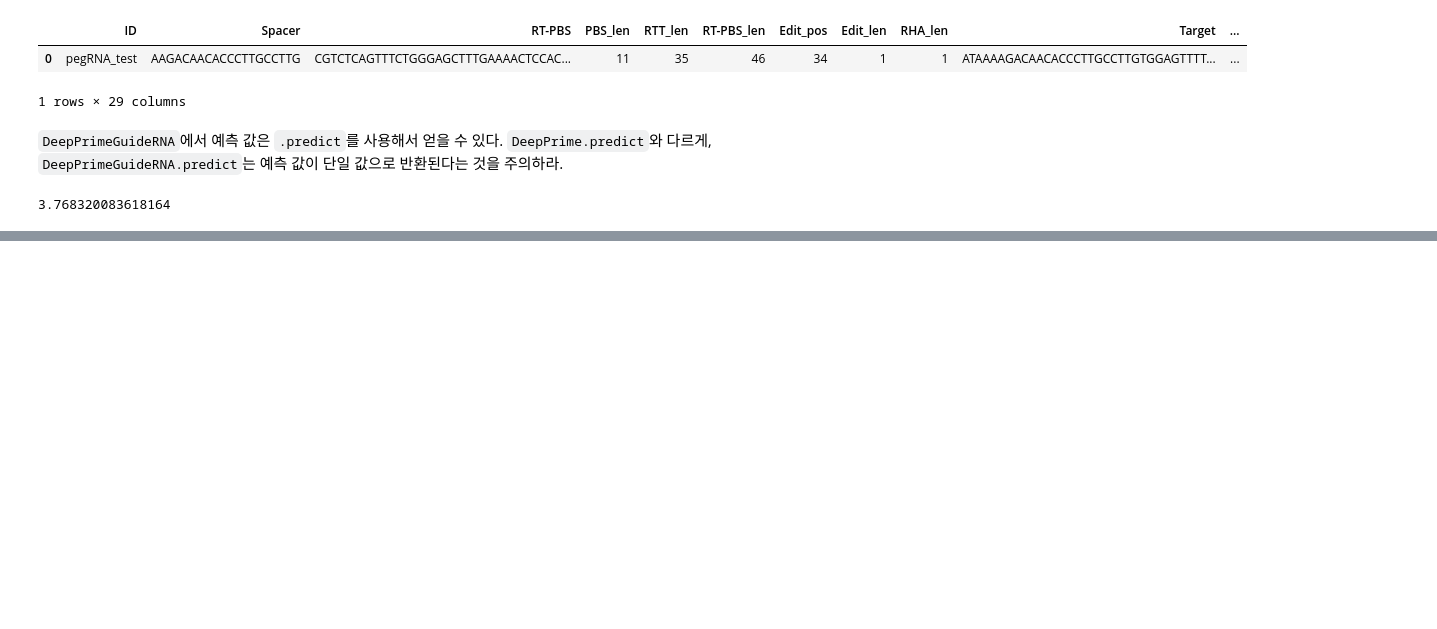
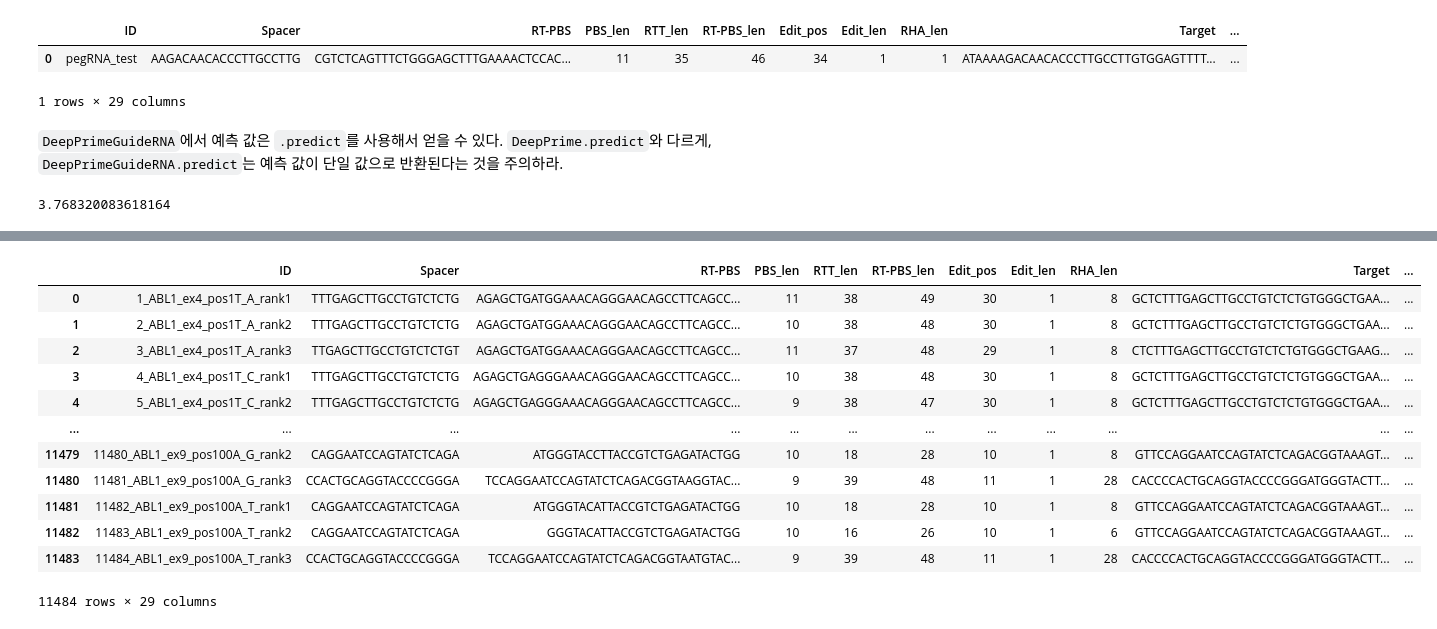
Before and after one commit to Goosang-Yu/genet, a Jupyter notebook: tutorials/Tutorial_DeepPrime.ipynb, the cells around one changed output, grey strips where cells are left out. Drawn from its saved outputs; the diff is of its cells as text; code cells hidden in the pictures; blank space fills up the shorter version.

```diff
--- a/tutorials/Tutorial_DeepPrime.ipynb
+++ b/tutorials/Tutorial_DeepPrime.ipynb
@@ -134,0 +141,7 @@ pe2max_score
+# %%
+import pandas as pd
+from genet.predict import DeepPrimeGuideRNA
+from tqdm import tqdm
+
+df_pegRNAs = pd.read_csv('test_datasets/CML_VUS_DeepPrimeGuideRNA_input.csv')
+df_pegRNAs.head()
@@ -134,0 +155,36 @@ pe2max_score
+# %%
+list_features = []
+
+for i in tqdm(df_pegRNAs.index, total=len(df_pegRNAs.index), ncols=70, desc='Predicting'):
+
+    info = df_pegRNAs.loc[i]
+
+    pegrna = DeepPrimeGuideRNA(
+        sID      =info['Sample_ID'],
+        target   =info['Target'],
+        pbs      =info['PBS'],
+        rtt      =info['RTT'],
+        edit_len =info['Edit_len'],
+        edit_pos =info['Edit_pos'],
+        edit_type=info['Edit_type'],
+    )
+
+    list_features.append(pegrna.features)
+
+df_features = pd.concat(list_features, axis=0)
+
+df_features
+# %% [output]
+|  | ID | Spacer | RT-PBS | PBS_len | RTT_len | RT-PBS_len | Edit_pos | Edit_len | RHA_len | Target | ... |
+| 0 | 1_ABL1_ex4_pos1T_A_rank1 | TTTGAGCTTGCCTGTCTCTG | AGAGCTGATGGAAACAGGGAACAGCCTTCAGCC... | 11 | 38 | 49 | 30 | 1 | 8 | GCTCTTTGAGCTTGCCTGTCTCTGTGGGCTGAA... | ... |
+| 1 | 2_ABL1_ex4_pos1T_A_rank2 | TTTGAGCTTGCCTGTCTCTG | AGAGCTGATGGAAACAGGGAACAGCCTTCAGCC... | 10 | 38 | 48 | 30 | 1 | 8 | GCTCTTTGAGCTTGCCTGTCTCTGTGGGCTGAA... | ... |
+| 2 | 3_ABL1_ex4_pos1T_A_rank3 | TTGAGCTTGCCTGTCTCTGT | AGAGCTGATGGAAACAGGGAACAGCCTTCAGCC... | 11 | 37 | 48 | 29 | 1 | 8 | CTCTTTGAGCTTGCCTGTCTCTGTGGGCTGAAG... | ... |
+| 3 | 4_ABL1_ex4_pos1T_C_rank1 | TTTGAGCTTGCCTGTCTCTG | AGAGCTGAGGGAAACAGGGAACAGCCTTCAGCC... | 10 | 38 | 48 | 30 | 1 | 8 | GCTCTTTGAGCTTGCCTGTCTCTGTGGGCTGAA... | ... |
+| 4 | 5_ABL1_ex4_pos1T_C_rank2 | TTTGAGCTTGCCTGTCTCTG | AGAGCTGAGGGAAACAGGGAACAGCCTTCAGCC... | 9 | 38 | 47 | 30 | 1 | 8 | GCTCTTTGAGCTTGCCTGTCTCTGTGGGCTGAA... | ... |
+| ... | ... | ... | ... | ... | ... | ... | ... | ... | ... | ... | ... |
+| 11479 | 11480_ABL1_ex9_pos100A_G_rank2 | CAGGAATCCAGTATCTCAGA | ATGGGTACCTTACCGTCTGAGATACTGG | 10 | 18 | 28 | 10 | 1 | 8 | GTTCCAGGAATCCAGTATCTCAGACGGTAAAGT... | ... |
+| 11480 | 11481_ABL1_ex9_pos100A_G_rank3 | CCACTGCAGGTACCCCGGGA | TCCAGGAATCCAGTATCTCAGACGGTAAGGTAC... | 9 | 39 | 48 | 11 | 1 | 28 | CACCCCACTGCAGGTACCCCGGGATGGGTACTT... | ... |
+| 11481 | 11482_ABL1_ex9_pos100A_T_rank1 | CAGGAATCCAGTATCTCAGA | ATGGGTACATTACCGTCTGAGATACTGG | 10 | 18 | 28 | 10 | 1 | 8 | GTTCCAGGAATCCAGTATCTCAGACGGTAAAGT... | ... |
+| 11482 | 11483_ABL1_ex9_pos100A_T_rank2 | CAGGAATCCAGTATCTCAGA | GGGTACATTACCGTCTGAGATACTGG | 10 | 16 | 26 | 10 | 1 | 6 | GTTCCAGGAATCCAGTATCTCAGACGGTAAAGT... | ... |
+| 11483 | 11484_ABL1_ex9_pos100A_T_rank3 | CCACTGCAGGTACCCCGGGA | TCCAGGAATCCAGTATCTCAGACGGTAATGTAC... | 9 | 39 | 48 | 11 | 1 | 28 | CACCCCACTGCAGGTACCCCGGGATGGGTACTT... | ... |
+11484 rows × 29 columns
```
Also changed, not shown: parts of 13 cells of this notebook, 2 other files.
